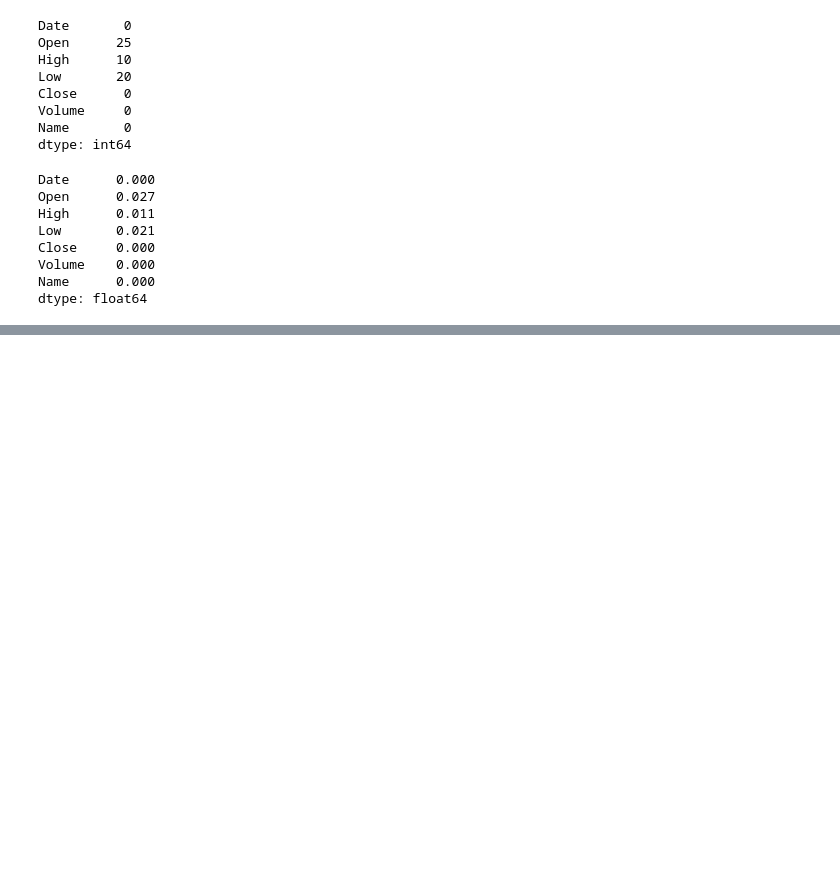
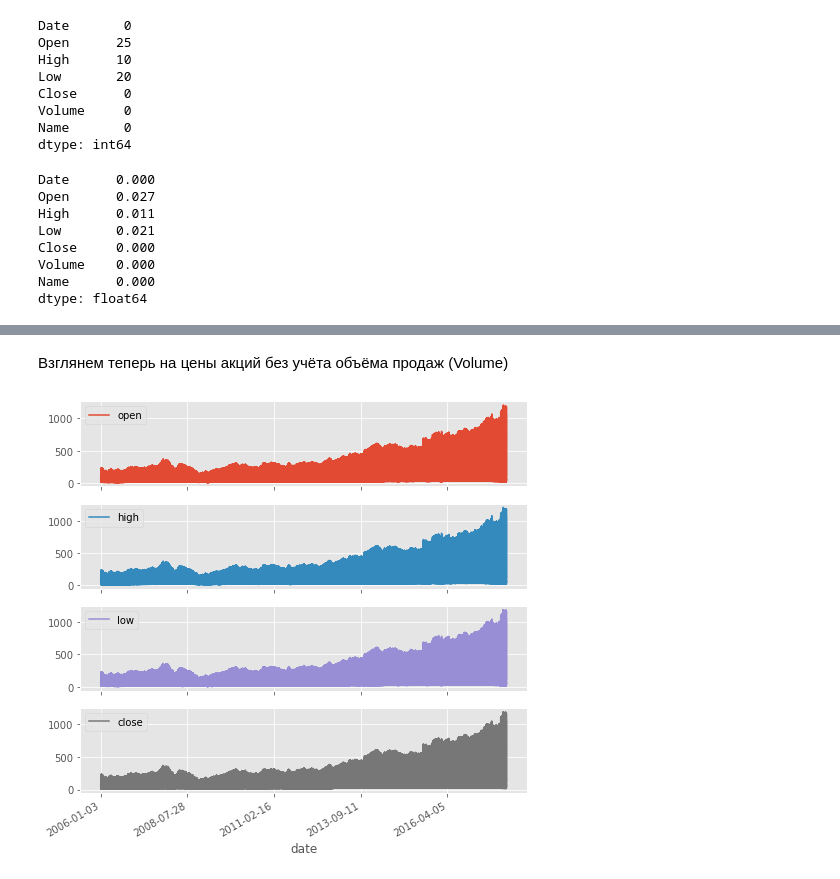
Before and after one commit to LuxAeterna311/DS-researches, a Jupyter notebook: Stocks analysis.ipynb, the cells around one changed output, grey strips where cells are left out. Saved outputs shown, nothing was run; the diff lists cells and outputs as text; code cells hidden in the pictures; blank space fills up the shorter version.

```diff
--- a/Stocks analysis.ipynb
+++ b/Stocks analysis.ipynb
@@ -105,0 +150,9 @@ dtype: float64
+# %% [markdown]
+Взглянем теперь на цены акций без учёта объёма продаж (Volume)
+# %%
+price_df = df[["date", "open", "high", "low", "close"]].copy()
+price_df.set_index("date", inplace = True)
+price_df.sort_index(inplace = True)
+price_df.plot(subplots = True, kind = "line");
+# %% [output]
+[figure, added]
```
Also changed, not shown: parts of 19 cells of this notebook.
